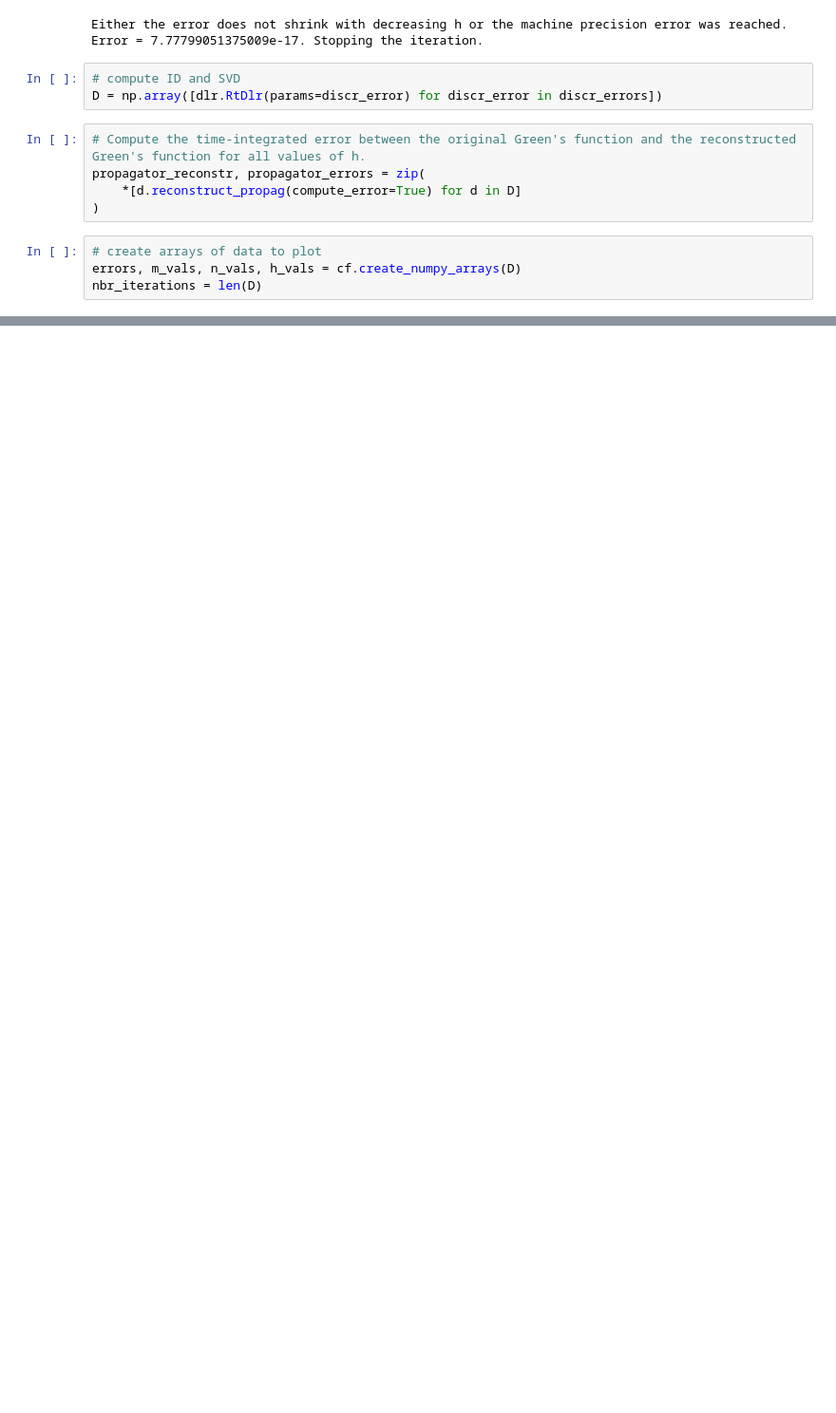
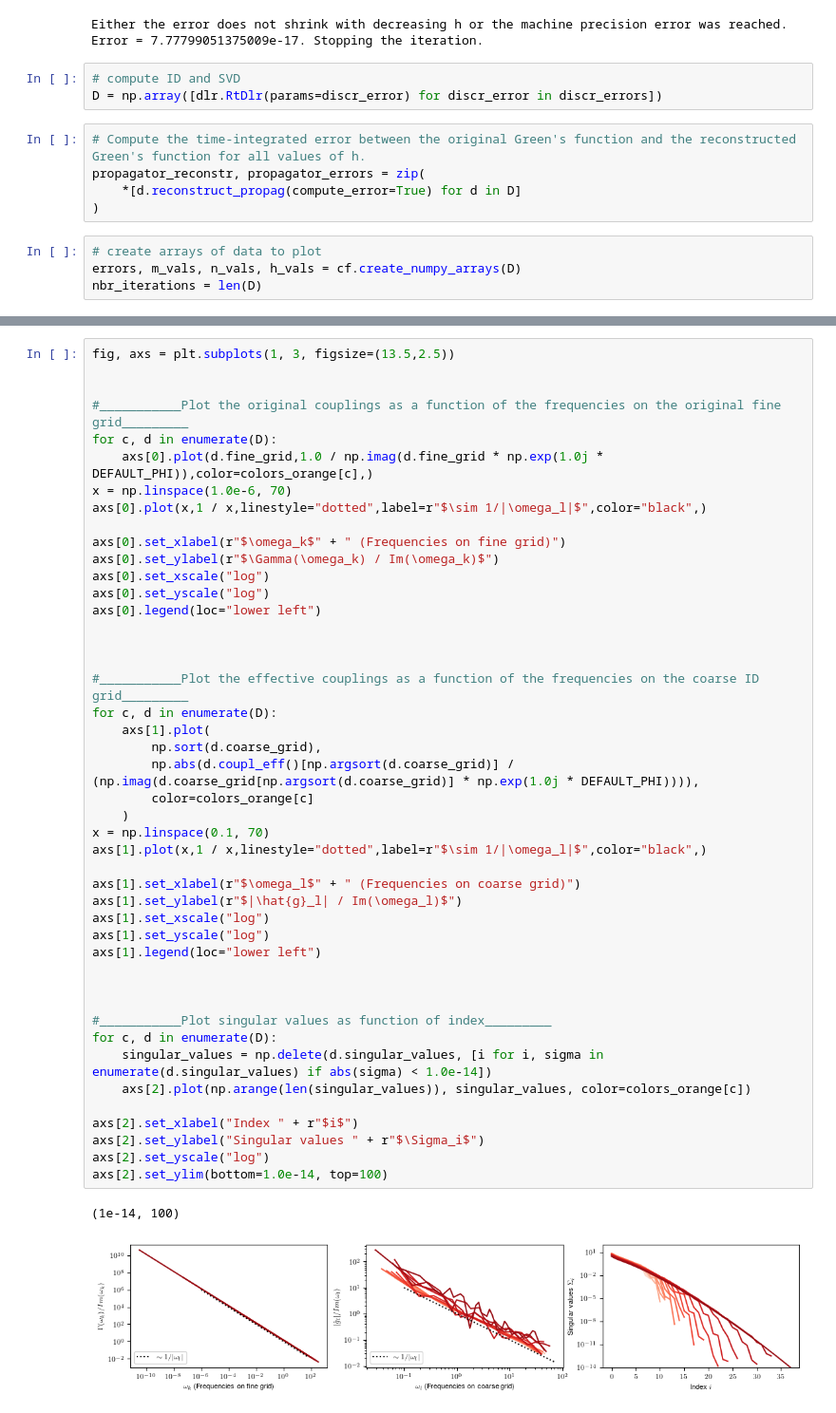
Before and after one commit to jthoenniss/RealTimeID, a Jupyter notebook: error_analysis.ipynb, the cells around one changed output, grey strips where cells are left out. Shown at 95% size. Saved outputs shown, nothing was run; the diff lists cells and outputs as text; blank space fills up the shorter version.

```diff
--- a/error_analysis.ipynb
+++ b/error_analysis.ipynb
@@ -429,0 +138,48 @@ Text(0, 0.5, 'Density of frequency points')
+# %%
+fig, axs = plt.subplots(1, 3, figsize=(13.5,2.5))
+
+
+#___________Plot the original couplings as a function of the frequencies on the original fine grid_________
+for c, d in enumerate(D):
+    axs[0].plot(d.fine_grid,1.0 / np.imag(d.fine_grid * np.exp(1.0j * DEFAULT_PHI)),color=colors_orange[c],)
+x = np.linspace(1.0e-6, 70)
+axs[0].plot(x,1 / x,linestyle="dotted",label=r"$\sim 1/|\omega_l|$",color="black",)
+
+axs[0].set_xlabel(r"$\omega_k$" + " (Frequencies on fine grid)")
+axs[0].set_ylabel(r"$\Gamma(\omega_k) / Im(\omega_k)$")
+axs[0].set_xscale("log")
+axs[0].set_yscale("log")
+axs[0].legend(loc="lower left")
+
+
+
+#___________Plot the effective couplings as a function of the frequencies on the coarse ID grid_________
+for c, d in enumerate(D):
+    axs[1].plot(
+        np.sort(d.coarse_grid),
+        np.abs(d.coupl_eff()[np.argsort(d.coarse_grid)] / (np.imag(d.coarse_grid[np.argsort(d.coarse_grid)] * np.exp(1.0j * DEFAULT_PHI)))),
+        color=colors_orange[c]
+    )
+x = np.linspace(0.1, 70)
+axs[1].plot(x,1 / x,linestyle="dotted",label=r"$\sim 1/|\omega_l|$",color="black",)
+
+axs[1].set_xlabel(r"$\omega_l$" + " (Frequencies on coarse grid)")
+axs[1].set_ylabel(r"$|\hat{g}_l| / Im(\omega_l)$")
+axs[1].set_xscale("log")
+axs[1].set_yscale("log")
+axs[1].legend(loc="lower left")
+
+
+
+#___________Plot singular values as function of index_________
+for c, d in enumerate(D):
+    singular_values = np.delete(d.singular_values, [i for i, sigma in enumerate(d.singular_values) if abs(sigma) < 1.0e-14])
+    axs[2].plot(np.arange(len(singular_values)), singular_values, color=colors_orange[c])
+
+axs[2].set_xlabel("Index " + r"$i$")
+axs[2].set_ylabel("Singular values " + r"$\Sigma_i$")
+axs[2].set_yscale("log")
+axs[2].set_ylim(bottom=1.0e-14, top=100)
+# %% [output]
+(1e-14, 100)
+[figure, added]
```
Also changed, not shown: parts of 6 cells of this notebook.
